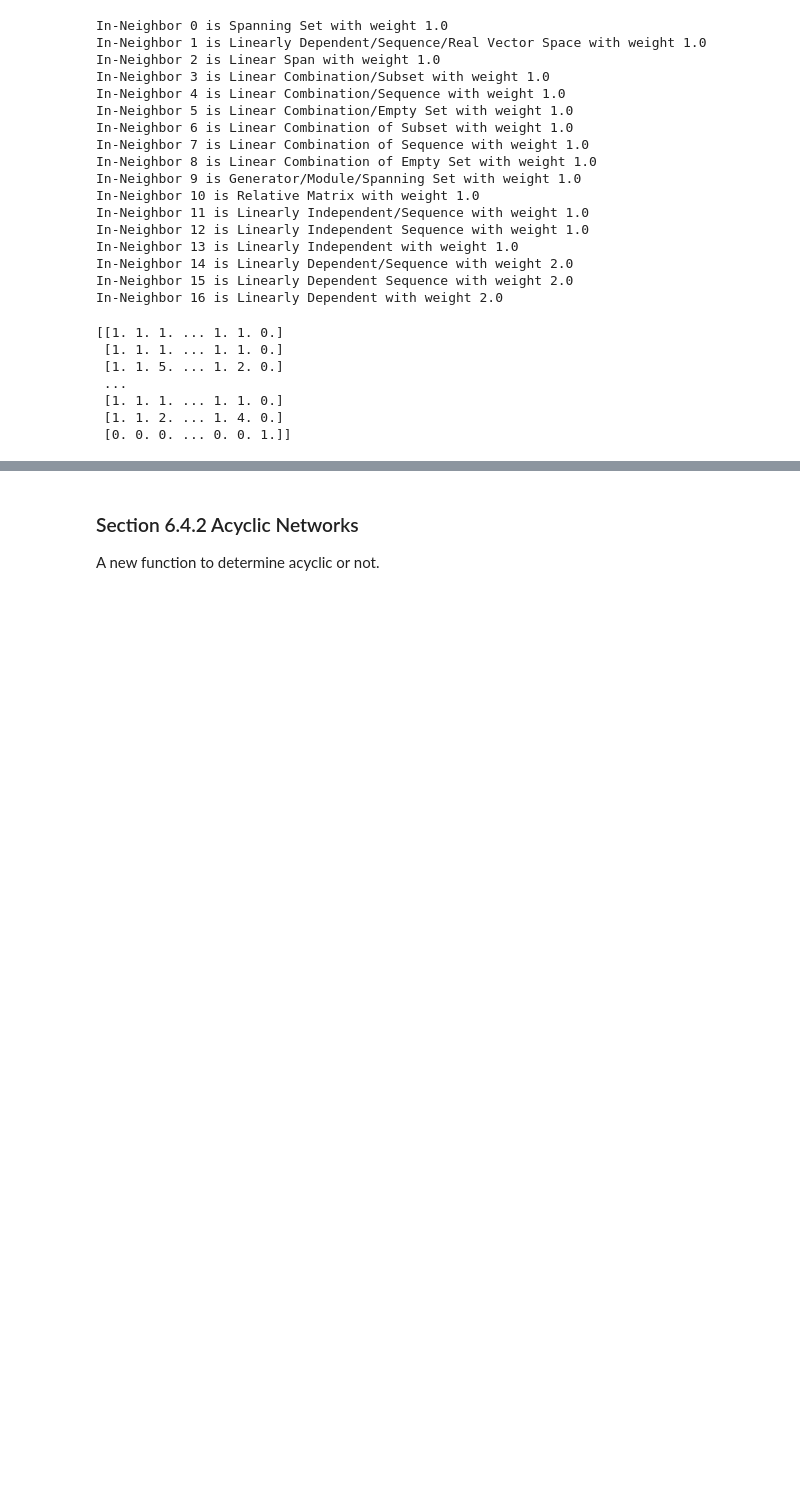
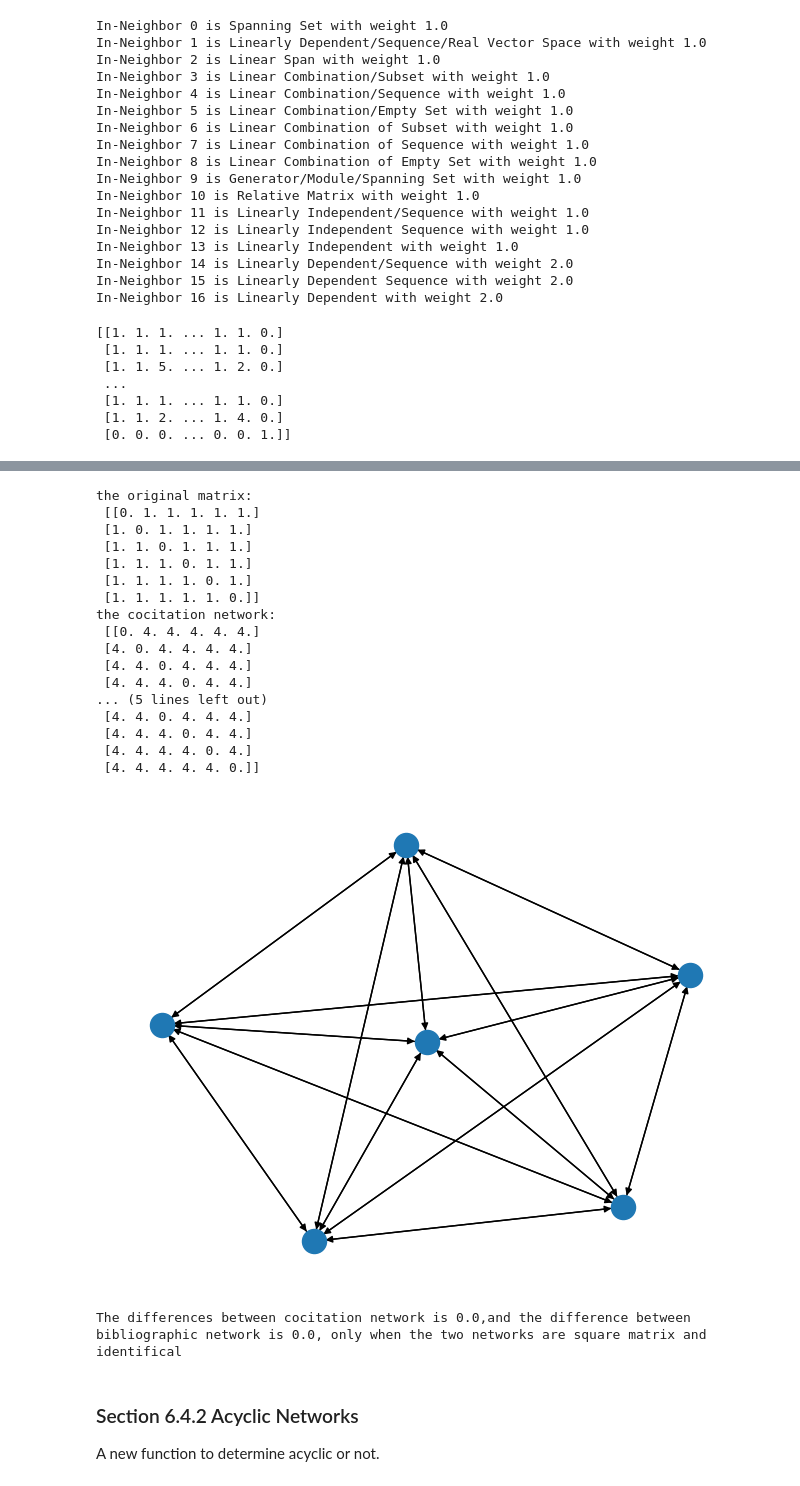
Before and after one commit to yilewang/dynamical_net_sys_class, a Jupyter notebook: lab1/lab1.ipynb, the cells around one changed output, grey strips where cells are left out. Saved outputs shown, nothing was run; the diff lists cells and outputs as text; code cells hidden in the pictures; blank space fills up the shorter version.

```diff
--- a/lab1/lab1.ipynb
+++ b/lab1/lab1.ipynb
@@ -226,3 +228,65 @@ print(nx.to_numpy_array(BC).T)
+# %%
+# 1. try to reverse it:
+Dnet = nx.DiGraph()
+for i in range(6):
+    for j in range(6):
+        if i != j:
+            Dnet.add_edge(i, j, weight=1)
+            Dnet.add_edge(j, i, weight=1)
+nx.draw(Dnet)
+original = nx.to_numpy_array(Dnet).T
+print(f"the original matrix: \n {original}")
+
+# the cocitation network
+co = network_similarity(Dnet)
+co_adj = nx.to_numpy_array(co).T
+# fix the diagonal
+np.fill_diagonal(co_adj, 0)
+print(f"the cocitation network: \n {co_adj}")
+
+# the bibliographic network
+bi = network_similarity(Dnet, mode="bi")
+bi_adj = nx.to_numpy_array(bi).T
+# fix the diagonal
+np.fill_diagonal(bi_adj, 0)
+print(f"the bibliographic network: \n {bi_adj}")
+# %% [output]
+the original matrix:
+ [[0. 1. 1. 1. 1. 1.]
+ [1. 0. 1. 1. 1. 1.]
+ [1. 1. 0. 1. 1. 1.]
+ [1. 1. 1. 0. 1. 1.]
+ [1. 1. 1. 1. 0. 1.]
+ [1. 1. 1. 1. 1. 0.]]
+the cocitation network:
+ [[0. 4. 4. 4. 4. 4.]
+ [4. 0. 4. 4. 4. 4.]
+ [4. 4. 0. 4. 4. 4.]
+ [4. 4. 4. 0. 4. 4.]
+... (5 lines left out)
+ [4. 4. 0. 4. 4. 4.]
+ [4. 4. 4. 0. 4. 4.]
+ [4. 4. 4. 4. 0. 4.]
+ [4. 4. 4. 4. 4. 0.]]
+[figure, added]
+# %%
+# 2. example of same cocitaiton and bibliographic networks:
+newG1 = nx.DiGraph()
+newG1.add_weighted_edges_from([(1,2, 1), (2,3, 1), (3,1, 1),(2,1, 1),(3,2, 1),(1,3, 1)])
+newG2 = nx.DiGraph()
+newG2.add_weighted_edges_from([(1,2, 1),(2,3, 1), (3,1, 1),(2,1, 1),(3,2, 1),(1,3,1)])
+
+co1 = network_similarity(newG1)
+co2 = network_similarity(newG2)
+bi1 = network_similarity(newG1, mode="bi")
+bi2 = network_similarity(newG2, mode='bi')
+
+cdiff = nx.to_numpy_array(co1).T - nx.to_numpy_array(co2).T
+bdiff = nx.to_numpy_array(bi1).T - nx.to_numpy_array(bi2).T
+
+print(f"The differences between cocitation network is {cdiff.sum().sum()},and the difference between bibliographic network is {bdiff.sum().sum()}, only when the two networks are square matrix and identifical")
+# %% [output]
+The differences between cocitation network is 0.0,and the difference between bibliographic network is 0.0, only when the two networks are square matrix and identifical
 # %% [markdown]
 ### Section 6.4.2 Acyclic Networks
 A new function to determine acyclic or not.
```
Also changed, not shown: parts of 3 cells of this notebook.
